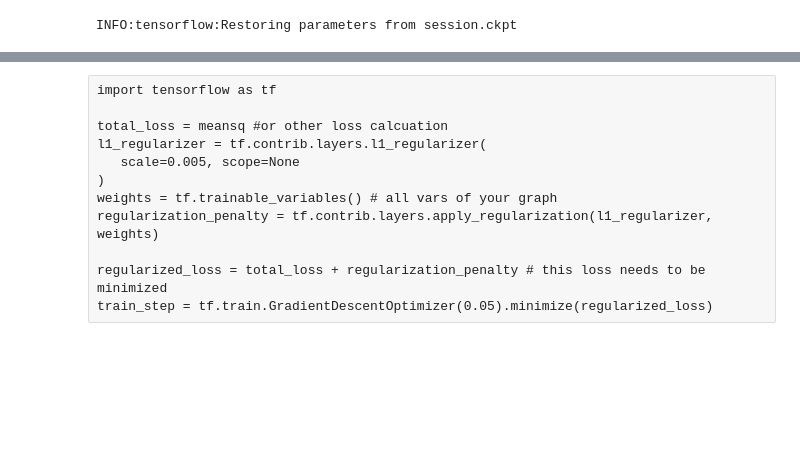
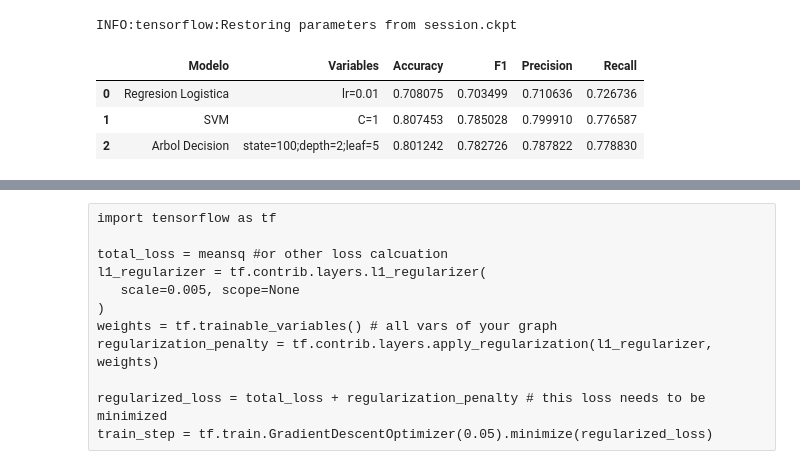
Before and after one commit to eunrod16/python-galileo, a Jupyter notebook: Proyecto_Statistical_Learning/Proyecto_19000626.ipynb, the cells around one changed output, grey strips where cells are left out. Cells and saved outputs as stored; diff of their text form; code cells hidden in the pictures; blank space fills up the shorter version.

```diff
--- a/Proyecto_Statistical_Learning/Proyecto_19000626.ipynb
+++ b/Proyecto_Statistical_Learning/Proyecto_19000626.ipynb
@@ -300,3 +287,12 @@ saveModel('Arbol Decision',y_validate,y_tree)
 modelToCSV()
 # %% [output]
 INFO:tensorflow:Restoring parameters from session.ckpt
+# %%
+#Leer experimentos
+data = pd.read_csv('export_dataframe.csv')
+data
+# %% [output]
+|  | Modelo | Variables | Accuracy | F1 | Precision | Recall |
+| 0 | Regresion Logistica | lr=0.01 | 0.708075 | 0.703499 | 0.710636 | 0.726736 |
+| 1 | SVM | C=1 | 0.807453 | 0.785028 | 0.799910 | 0.776587 |
+| 2 | Arbol Decision | state=100;depth=2;leaf=5 | 0.801242 | 0.782726 | 0.787822 | 0.778830 |
```
Also changed, not shown: parts of 12 cells of this notebook, 2 other files.
